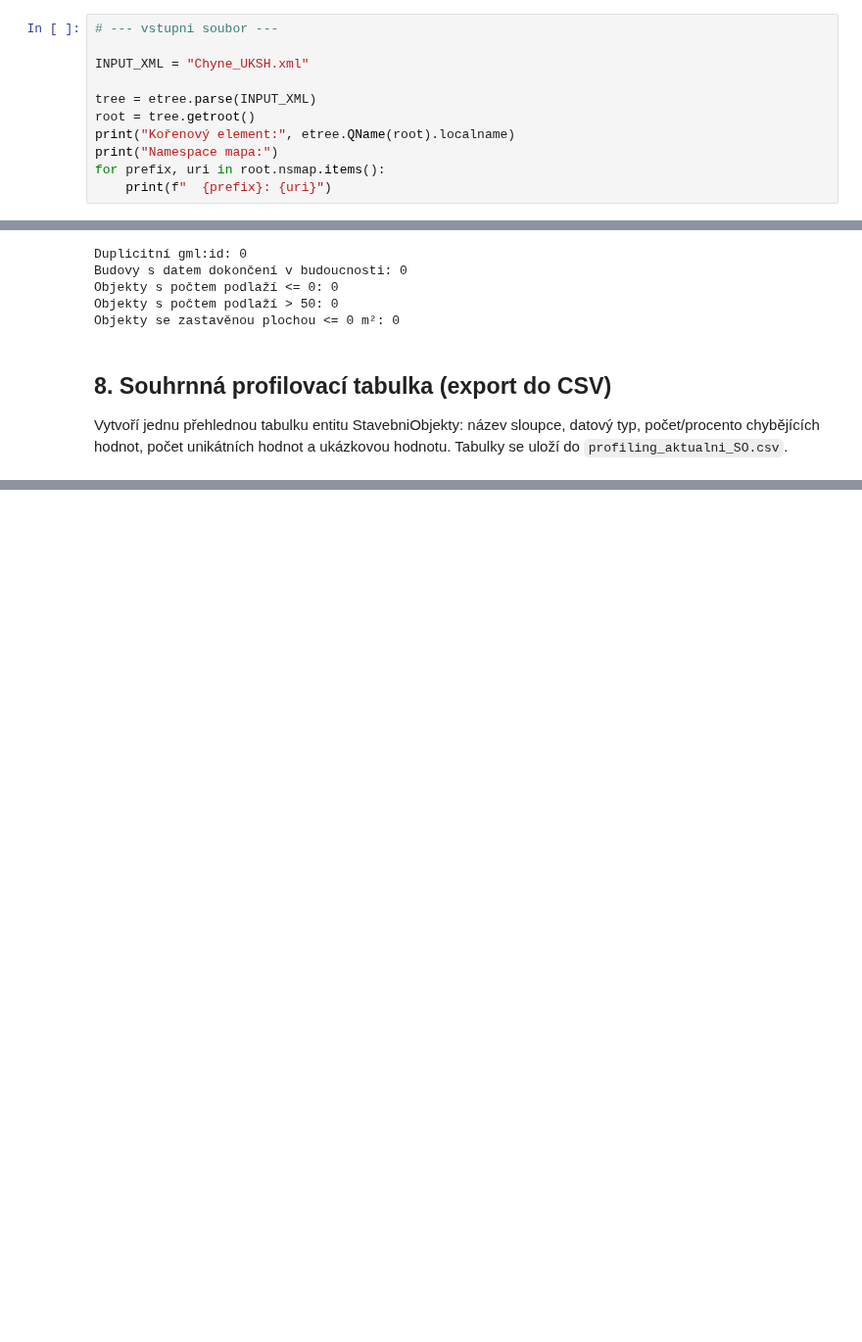
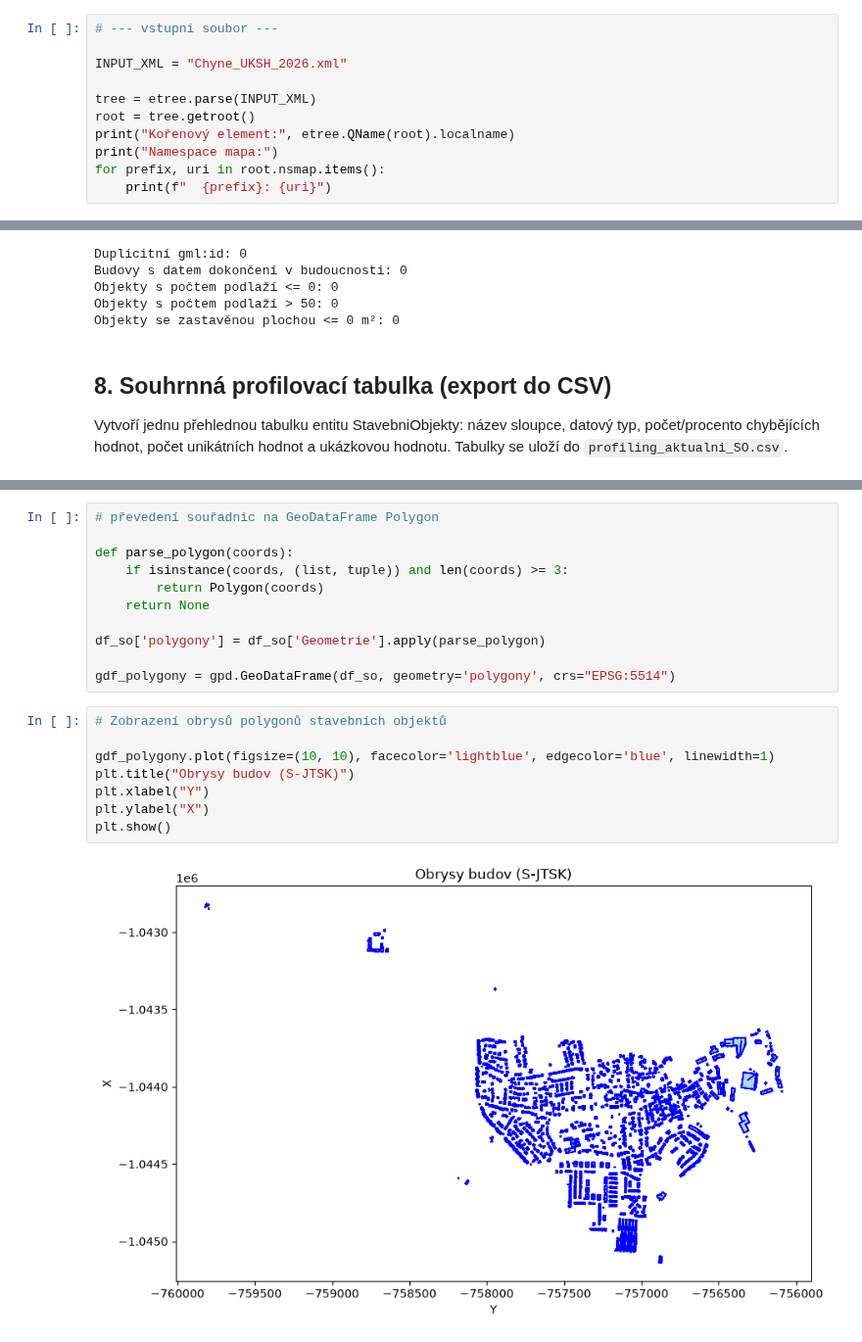
Before and after one commit to opendatalabcz/development-geodata, a Jupyter notebook: analyza/ruian_vfr_aktualni_kompletni_profiling.ipynb, the cells around one changed output, grey strips where cells are left out. Shown at 98% size. Cells and saved outputs as stored; diff of their text form; blank space fills up the shorter version.

```diff
--- a/analyza/ruian_vfr_aktualni_kompletni_profiling.ipynb
+++ b/analyza/ruian_vfr_aktualni_kompletni_profiling.ipynb
@@ -33,7 +34,7 @@ pd.set_option("display.width", 160)
 # %%
 # --- vstupni soubor ---
 
-INPUT_XML = "Chyne_UKSH.xml"
+INPUT_XML = "Chyne_UKSH_2026.xml"
 
 tree = etree.parse(INPUT_XML)
 root = tree.getroot()
@@ -864,0 +864,21 @@ TypeError: unhashable type: 'list'
+# %%
+# převedení souřadnic na GeoDataFrame Polygon
+
+def parse_polygon(coords):
+    if isinstance(coords, (list, tuple)) and len(coords) >= 3:
+        return Polygon(coords)
+    return None
+
+df_so['polygony'] = df_so['Geometrie'].apply(parse_polygon)
+
+gdf_polygony = gpd.GeoDataFrame(df_so, geometry='polygony', crs="EPSG:5514")
+# %%
+# Zobrazení obrysů polygonů stavebních objektů
+
+gdf_polygony.plot(figsize=(10, 10), facecolor='lightblue', edgecolor='blue', linewidth=1)
+plt.title("Obrysy budov (S-JTSK)")
+plt.xlabel("Y")
+plt.ylabel("X")
+plt.show()
+# %% [output]
+[figure, added]
```
Also changed, not shown: parts of 2 cells of this notebook, 1 other file.
